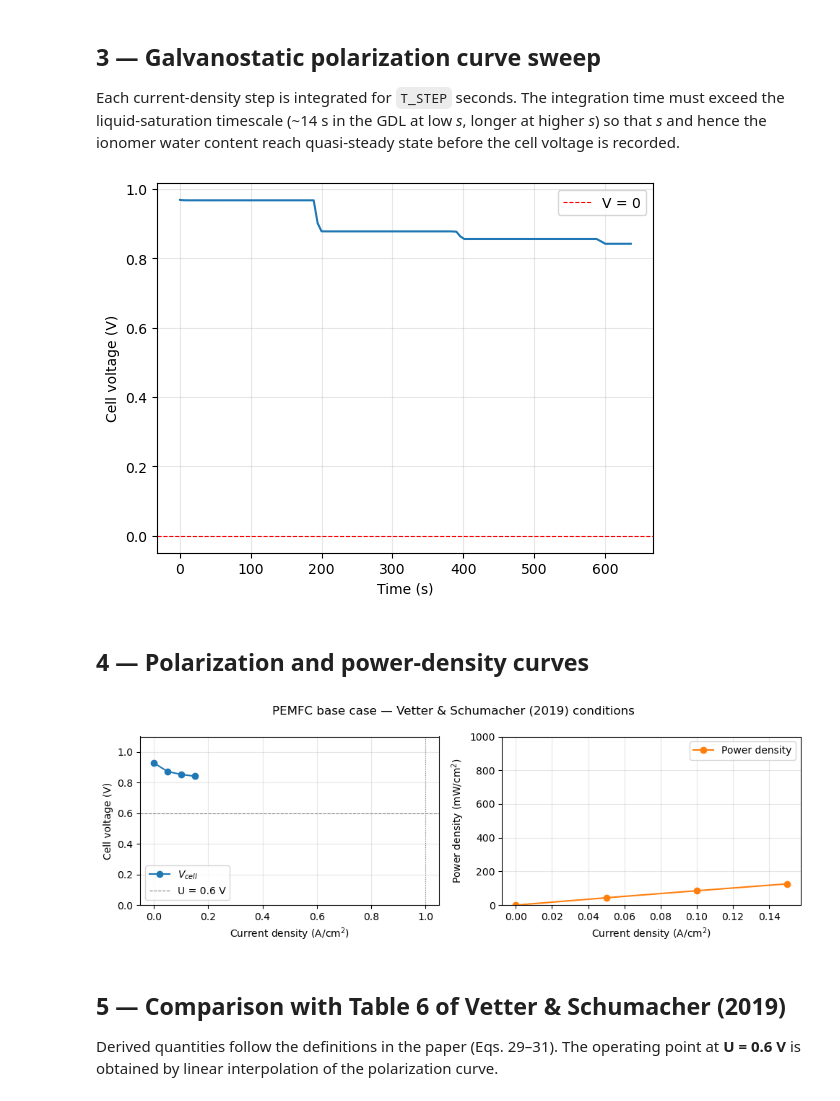
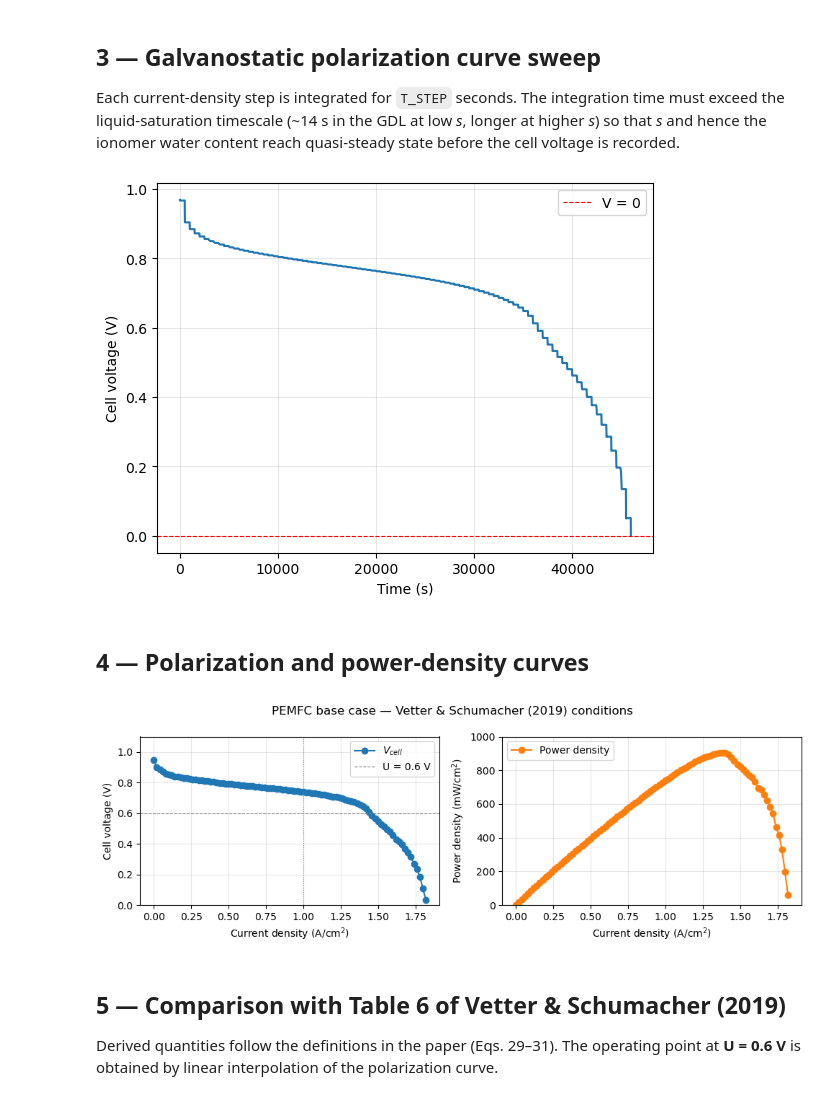
Before and after one commit to affonsop/marapendi, a Jupyter notebook: notebooks/simulate_polarization_curve_channel.ipynb, the cells around one changed output. Cells and saved outputs as stored; diff of their text form; code cells hidden in the pictures.

```diff
--- a/notebooks/simulate_polarization_curve_channel.ipynb
+++ b/notebooks/simulate_polarization_curve_channel.ipynb
@@ -93,17 +93,17 @@ an_cl = mrpd.PtCCatalystLayer(
 
 # ── Cell assembly ──────────────────────────────────────────────────────────
 cell = mrpd.Cell(
-    area=25e-4,
+    area=50e-4,
     electrical_resistance=80e-6/1250. + 5e-6/350.,
     thermal_resistance=0,
     ca=mrpd.CellSide(
         cl=ca_cl, gdl=gdl_ca,
-        ch=mrpd.FlowChannel(height=1e-3, bulk_thermal_conductivity=100., width=1e-3, n_parallel=100, length=25e-4/(2e-3 * 100)),
+        ch=mrpd.FlowChannel(height=1e-3, bulk_thermal_conductivity=100., width=1e-3, n_parallel=100, length=50e-4/(2e-3 * 100)),
         has_mpl=False,
     ),
     an=mrpd.CellSide(
         cl=an_cl, gdl=gdl_an,
-        ch=mrpd.FlowChannel(height=1e-3, bulk_thermal_conductivity=100., width=1e-3, n_parallel=100, length=25e-4/(2e-3 * 100)),
+        ch=mrpd.FlowChannel(height=1e-3, bulk_thermal_conductivity=100., width=1e-3, n_parallel=100, length=50e-4/(2e-3 * 100)),
         has_mpl=False,
     ),
     memb=mrpd.PFSAMembrane(
@@ -137,7 +137,7 @@ RH   = 0.9      # 90 % RH at both inlets
 S_C  = 0.12     # cathode GDL/channel liquid saturation
 
 # ── Inlet conditions — differential-cell approximation (S = 1000) ────────
-STOICH = 20
+STOICH = 100
 
 # Conditions are defined first; model is instantiated with conditions= so that
 # get_inputs() returns a CellSnapshot at each ODE step, enabling channel dynamics.
@@ -186,8 +186,8 @@ time must exceed the liquid-saturation timescale (~14 s in the GDL at low *s*,
 longer at higher *s*) so that *s* and hence the ionomer water content reach
 quasi-steady state before the cell voltage is recorded.
 # %%
-CURRENT_DENSITIES = np.linspace(0, 20000, 41)   # A/m2  (0 to 2 A/cm2)
-T_STEP = 200.0   # s per step
+CURRENT_DENSITIES = np.linspace(0, 20000, 101)   # A/m2  (0 to 2 A/cm2)
+T_STEP = 500.0   # s per step
 T_AVG  = 30.0    # s at end of each step to average for quasi-steady voltage
 
 tx = sum([[k * T_STEP, (k+1) * T_STEP - 10] for k in range(len(CURRENT_DENSITIES))], start=[])
@@ -201,34 +201,34 @@ def _voltage_zero_crossing(t, y):
     """Terminal event: fires when V_cell passes through zero (going negative)."""
     st = base.postprocess(y[:, np.newaxis], i_density=float(model.current_density(t)))
     return float(st.V_cell.item())
 
 _voltage_zero_crossing.terminal  = True
 _voltage_zero_crossing.direction = -1   # only trigger on downward crossing
 
 sol_full   = base.solve(y0, t_span=(tx[0], tx[-1]), max_step=100.,
                         events=_voltage_zero_crossing)
 state_full = base.postprocess(sol_full.y, i_density=model.current_density(sol_full.t))
 
 # Time-average voltage per step; NaN for steps the integrator never reached.
 V_arr = np.full(len(CURRENT_DENSITIES), np.nan)
 for k in range(len(CURRENT_DENSITIES)):
     if sol_full.t[-1] < k * T_STEP:
         break   # all remaining steps unreached
     t_hi  = min((k + 1) * T_STEP, sol_full.t[-1])
     j_hi  = np.searchsorted(sol_full.t, t_hi, side='right')
     j_lo  = np.searchsorted(sol_full.t, t_hi - T_AVG, side='left')
     j_lo  = min(j_lo, j_hi - 1)
     V_arr[k] = state_full.V_cell[j_lo:j_hi].mean()
 
 plt.plot(sol_full.t, state_full.V_cell)
 plt.axhline(0, color='r', lw=0.8, ls='--', label='V = 0')
 plt.xlabel('Time (s)')
 plt.ylabel('Cell voltage (V)')
 plt.legend()
 plt.grid(True, alpha=0.3)
 plt.show()
 # %% [output]
-[figure, old version]
+[figure, new version]
 # %% [markdown]
 ## 4 — Polarization and power-density curves
 # %%
@@ -257,7 +257,7 @@ ax2.legend()
 fig.tight_layout()
 plt.show()
 # %% [output]
-[figure, old version]
+[figure, new version]
 # %% [markdown]
 ## 5 — Comparison with Table 6 of Vetter & Schumacher (2019)
 
```
Also changed, not shown: parts of 2 cells of this notebook, 1 other file.
